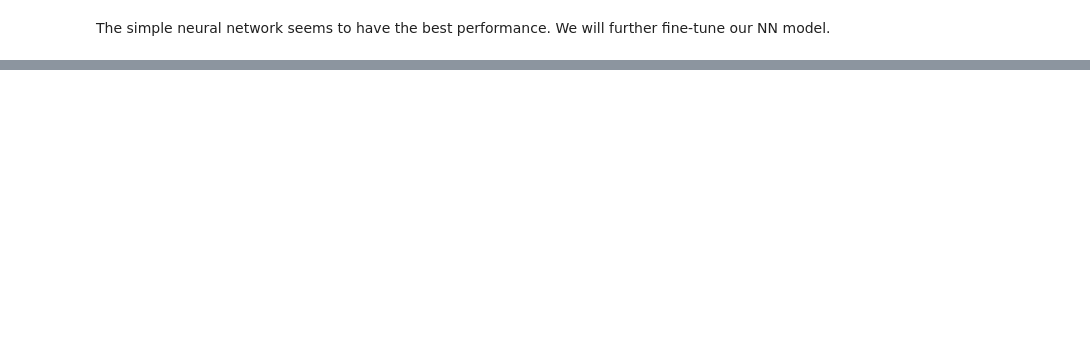
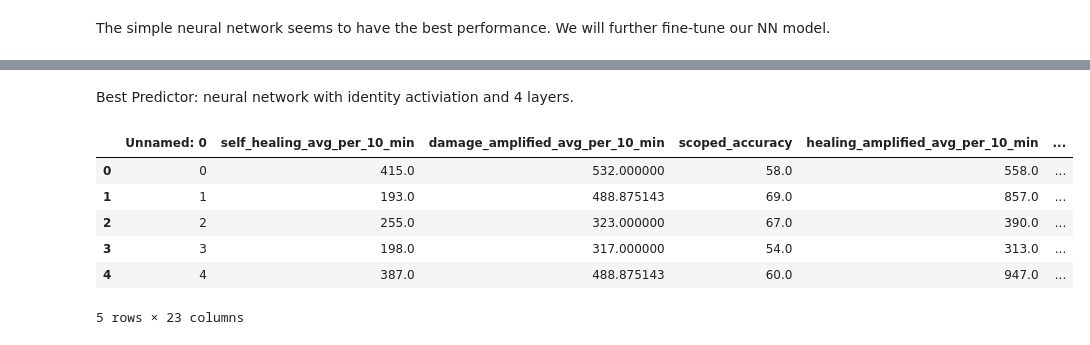
Before and after one commit to rgu855/overwatch_rank, a Jupyter notebook: main.ipynb, the cells around one changed output, grey strips where cells are left out. Saved outputs shown, nothing was run; the diff lists cells and outputs as text; code cells hidden in the pictures; blank space fills up the shorter version.

```diff
--- a/main.ipynb
+++ b/main.ipynb
@@ -116,3 +116,10 @@ sample_incomplete_rows = encoded_ana[encoded_ana.isnull().any(axis=1)].head()
 clean_ana = encoded_ana.drop(["biotic_grenade_kill","nano_boost_assist","nano_boost_assist_most_in_game","enemy_slept","enemy_slept_most_in_game", "elimination_per_life"],axis=1)
 # %%
 clean_ana.fillna(clean_ana.mean(),inplace=True)
+# %%
+
+short_ana = clean_ana.drop(["scoped_accuracy_best_in_game","self_healing", 'self_healing_most_in_game', 'enemies_slept', 'nano_boost_assists',
+       'unscoped_accuracy_best_in_game', 'enemies_slept_most_in_game',
+       'nano_boost_assists_most_in_game', 'biotic_grenade_kills',
+       'damage_amplified', 'damage_amplified_most_in_game',
+       'healing_amplified', 'healing_amplified_most_in_game'],axis=1)
@@ -198,0 +208,12 @@ print(optimized_params)
+# %% [markdown]
+Best Predictor: neural network with identity activiation and 4 layers.
+# %%
+short_ana.head()
+# %% [output]
+|  | Unnamed: 0 | self_healing_avg_per_10_min | damage_amplified_avg_per_10_min | scoped_accuracy | healing_amplified_avg_per_10_min | ... |
+| 0 | 0 | 415.0 | 532.000000 | 58.0 | 558.0 | ... |
+| 1 | 1 | 193.0 | 488.875143 | 69.0 | 857.0 | ... |
+| 2 | 2 | 255.0 | 323.000000 | 67.0 | 390.0 | ... |
+| 3 | 3 | 198.0 | 317.000000 | 54.0 | 313.0 | ... |
+| 4 | 4 | 387.0 | 488.875143 | 60.0 | 947.0 | ... |
+5 rows × 23 columns
```
Also changed, not shown: parts of 10 cells of this notebook.
